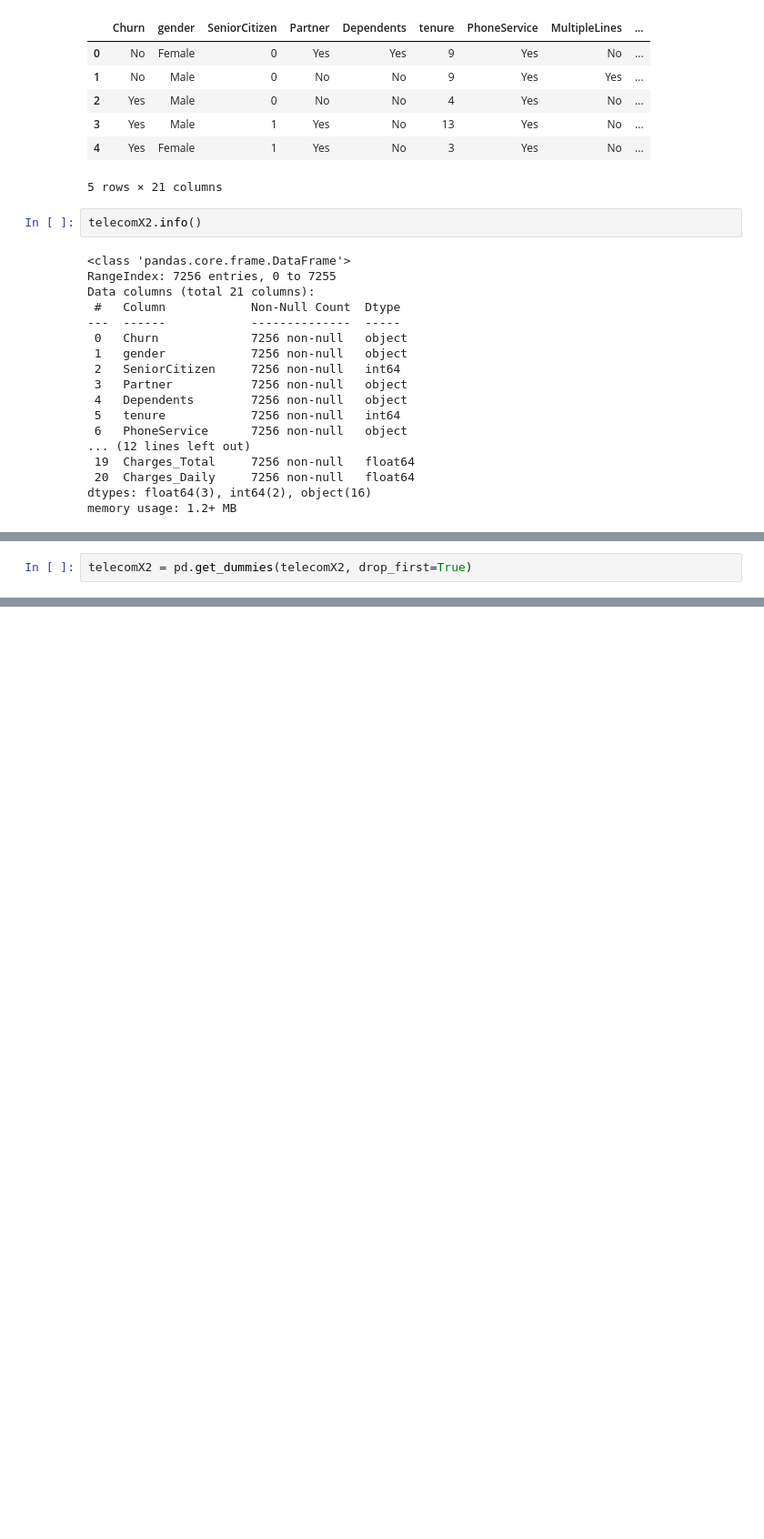
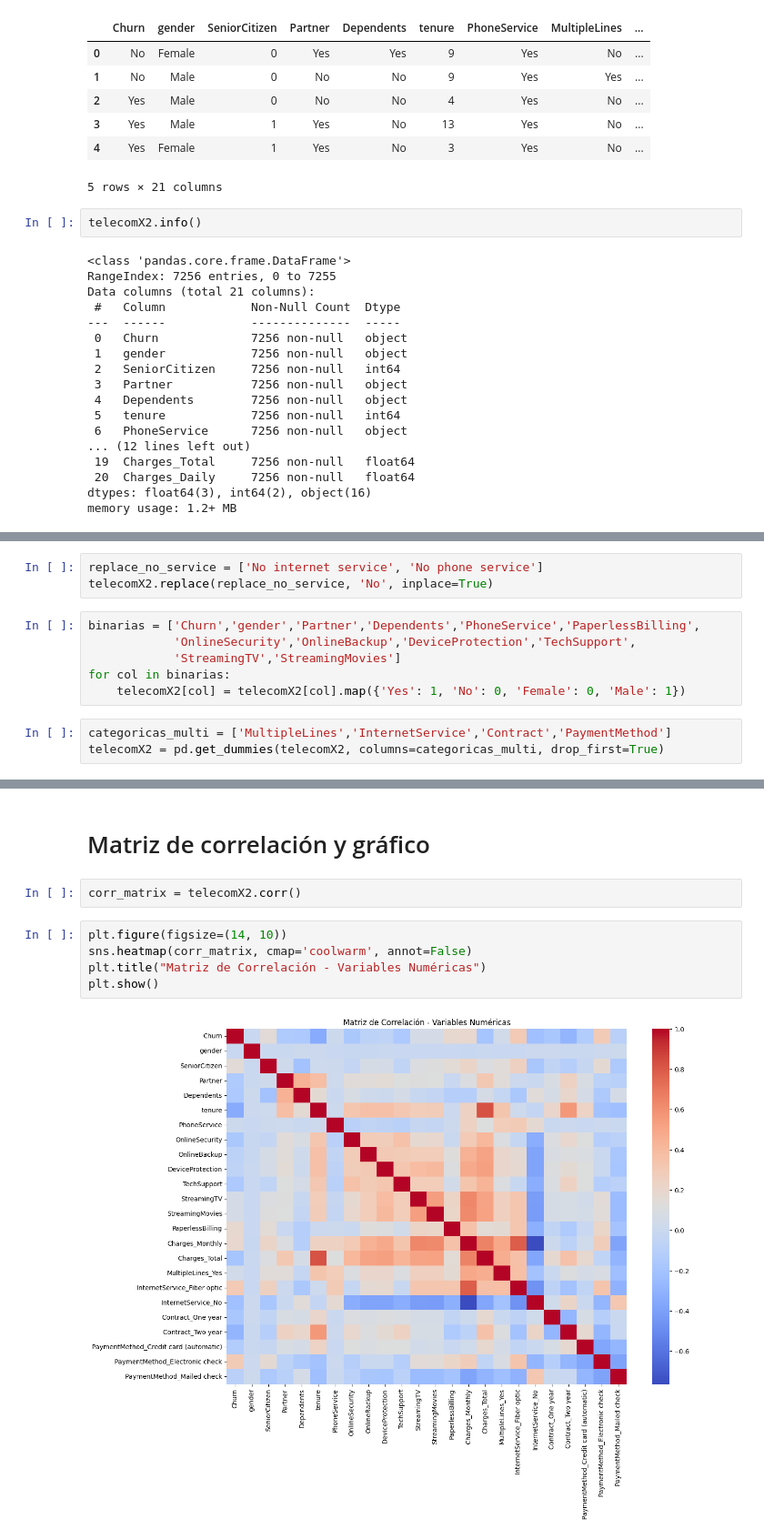
Before and after one commit to AlexTovar31/Challenge_Telecom_2, a Jupyter notebook: TelecomX_2.ipynb, the cells around one changed output, grey strips where cells are left out. Shown at 91% size. Drawn from its saved outputs; the diff is of its cells as text; blank space fills up the shorter version.

```diff
--- a/TelecomX_2.ipynb
+++ b/TelecomX_2.ipynb
@@ -47,2 +128,12 @@ Index(['Churn', 'gender', 'Partner', 'Dependents', 'PhoneService',
+# %%
+replace_no_service = ['No internet service', 'No phone service']
+telecomX2.replace(replace_no_service, 'No', inplace=True)
+# %%
+binarias = ['Churn','gender','Partner','Dependents','PhoneService','PaperlessBilling',
+            'OnlineSecurity','OnlineBackup','DeviceProtection','TechSupport',
+            'StreamingTV','StreamingMovies']
+for col in binarias:
+    telecomX2[col] = telecomX2[col].map({'Yes': 1, 'No': 0, 'Female': 0, 'Male': 1})
 # %%
-telecomX2 = pd.get_dummies(telecomX2, drop_first=True)
+categoricas_multi = ['MultipleLines','InternetService','Contract','PaymentMethod']
+telecomX2 = pd.get_dummies(telecomX2, columns=categoricas_multi, drop_first=True)
@@ -82,0 +160,11 @@ y_res.value_counts(normalize=True)
+# %% [markdown]
+#  Matriz de correlación y gráfico
+# %%
+corr_matrix = telecomX2.corr()
+# %%
+plt.figure(figsize=(14, 10))
+sns.heatmap(corr_matrix, cmap='coolwarm', annot=False)
+plt.title("Matriz de Correlación - Variables Numéricas")
+plt.show()
+# %% [output]
+[figure, added]
```
Also changed, not shown: parts of 33 cells of this notebook.
